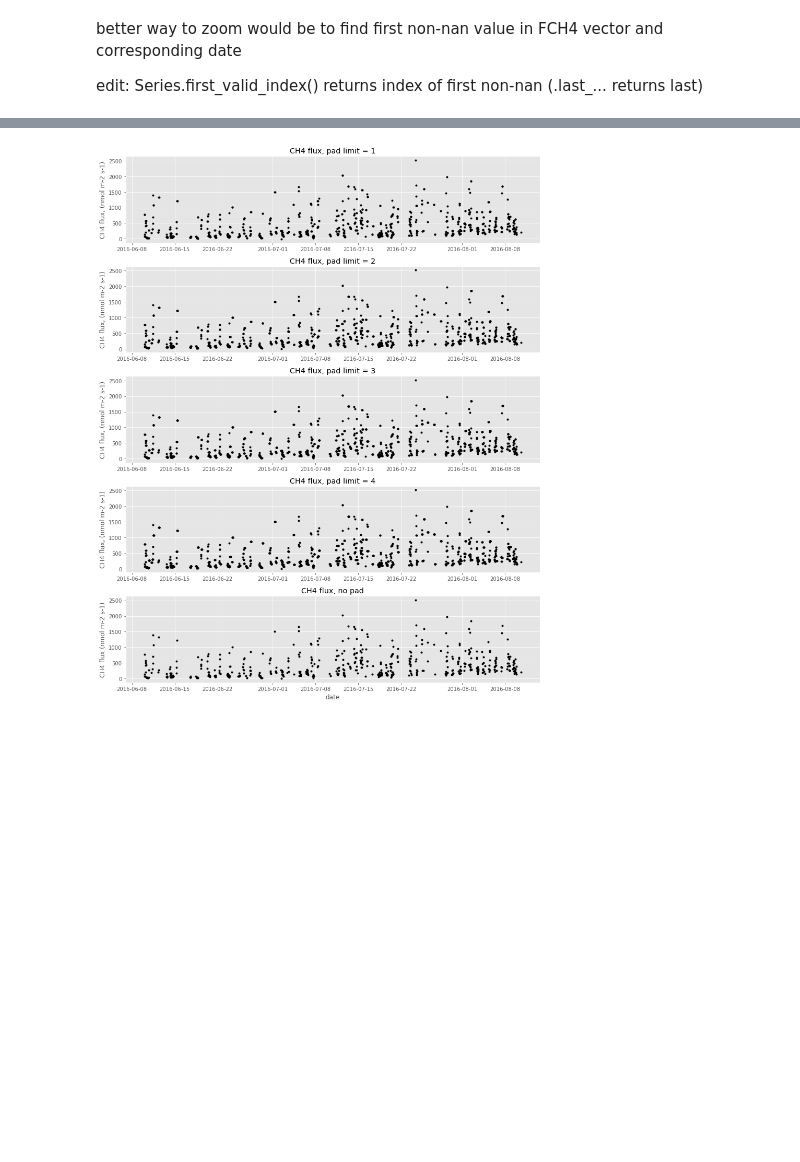
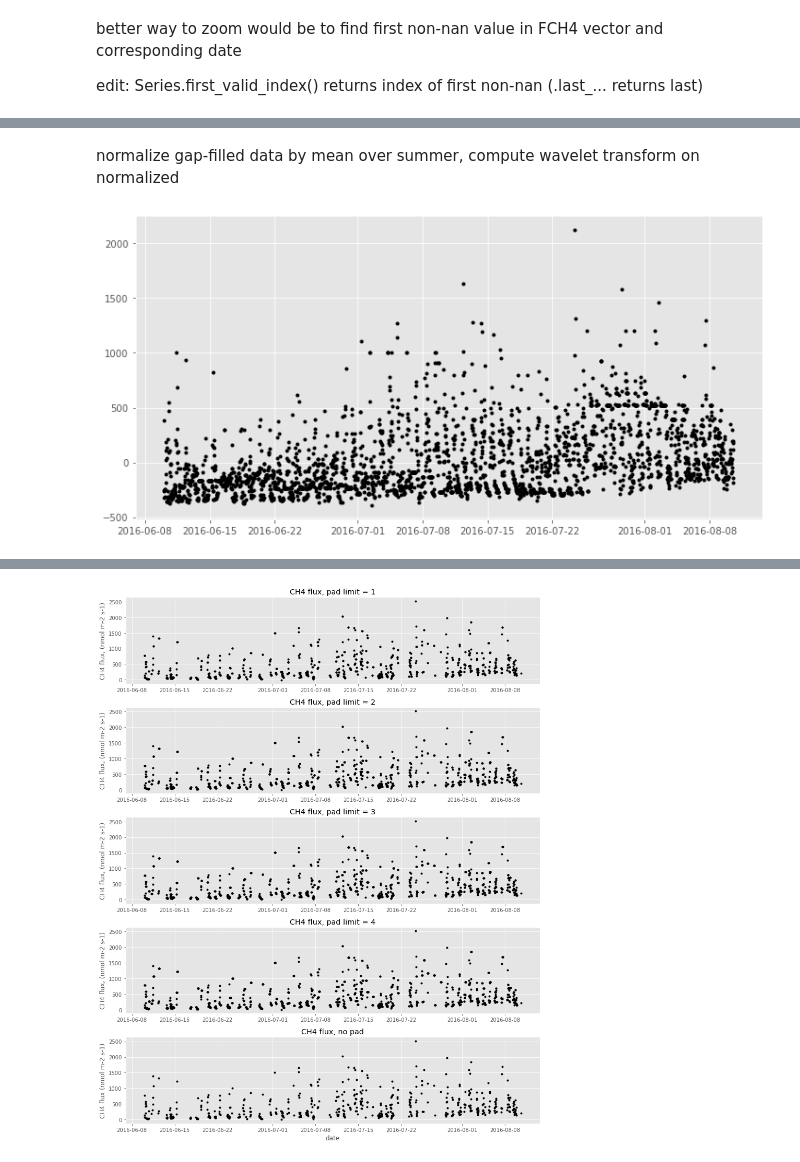
Before and after one commit to ottobriner/wavelet-partition, a Jupyter notebook: wavelet-partition.ipynb, the cells around one changed output, grey strips where cells are left out. Saved outputs shown, nothing was run; the diff lists cells and outputs as text; code cells hidden in the pictures; blank space fills up the shorter version.

```diff
--- a/wavelet-partition.ipynb
+++ b/wavelet-partition.ipynb
@@ -88,0 +140,21 @@ dfw = df[df['FCH4'][df['date'] >= '2016-06-08'].first_valid_index():df['FCH4'][d
+# %% [markdown]
+normalize gap-filled data by mean over summer,  compute wavelet transform on normalized
+# %%
+# applying summer mean to entire series! nonsense data outside of dfw date range
+# need to figure out .loc usage (view vs copy, SettingWithCopy error)
+# need to redefine dfw here? something wrong
+
+dfw = df[df['FCH4'][df['date'] >= '2016-06-08'].first_valid_index():df['FCH4'][df['date'] <= '2016-08-15'].last_valid_index()]
+
+df['FCH4_Fn'] = df['FCH4_F'] - dfw['FCH4_F'].mean()
+df['TA_Fn'] = df['TA_F'] - dfw['TA_F'].mean()
+# print(df['FCH4_Fn', 'TA_Fn'])
+
+fig, ax = plt.subplots(figsize=(10,5))
+ax.plot(dfw['date'], dfw['FCH4_Fn'], 'k.')
+plt.tight_layout()
+
+cMFn = pd.DataFrame(pywt.wavedec(dfw['FCH4_Fn'], 'haar')).transpose()
+cTFn = pd.DataFrame(pywt.wavedec(dfw['TA_Fn'], 'haar')).transpose()
+# %% [output]
+[figure, added]
```
Also changed, not shown: parts of 29 cells of this notebook.
